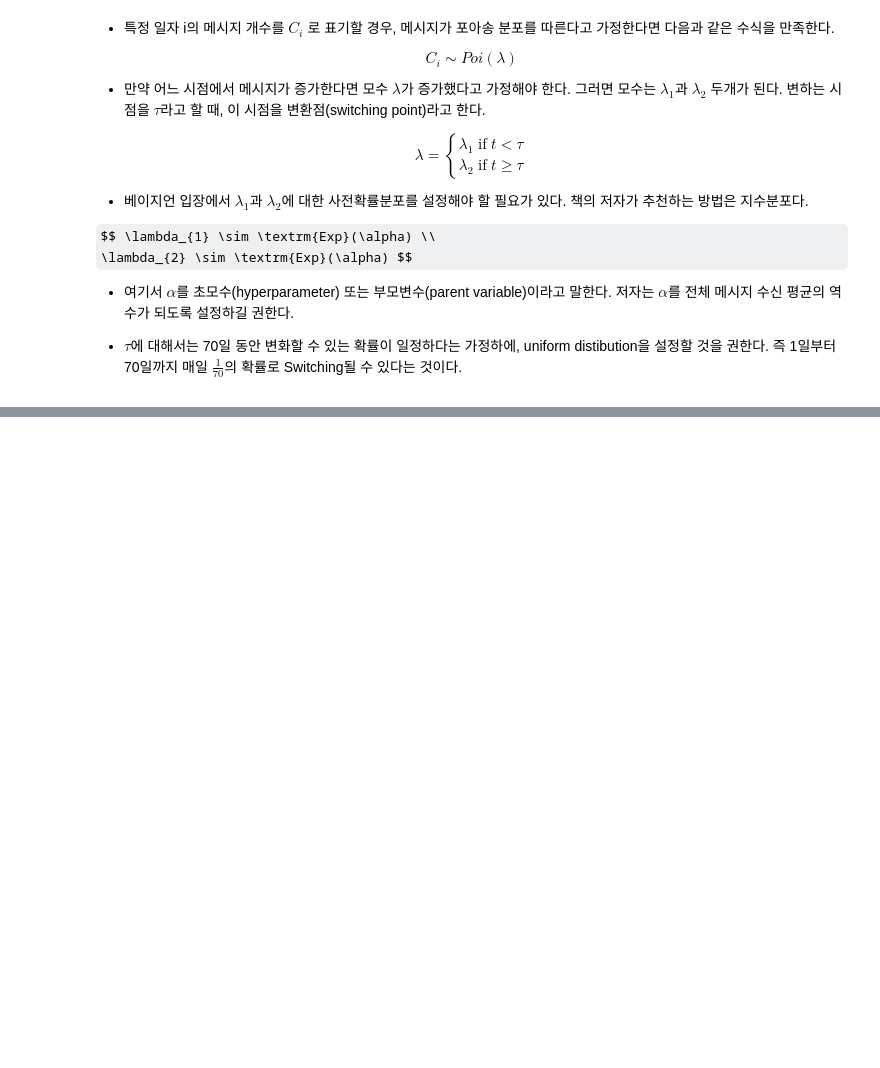
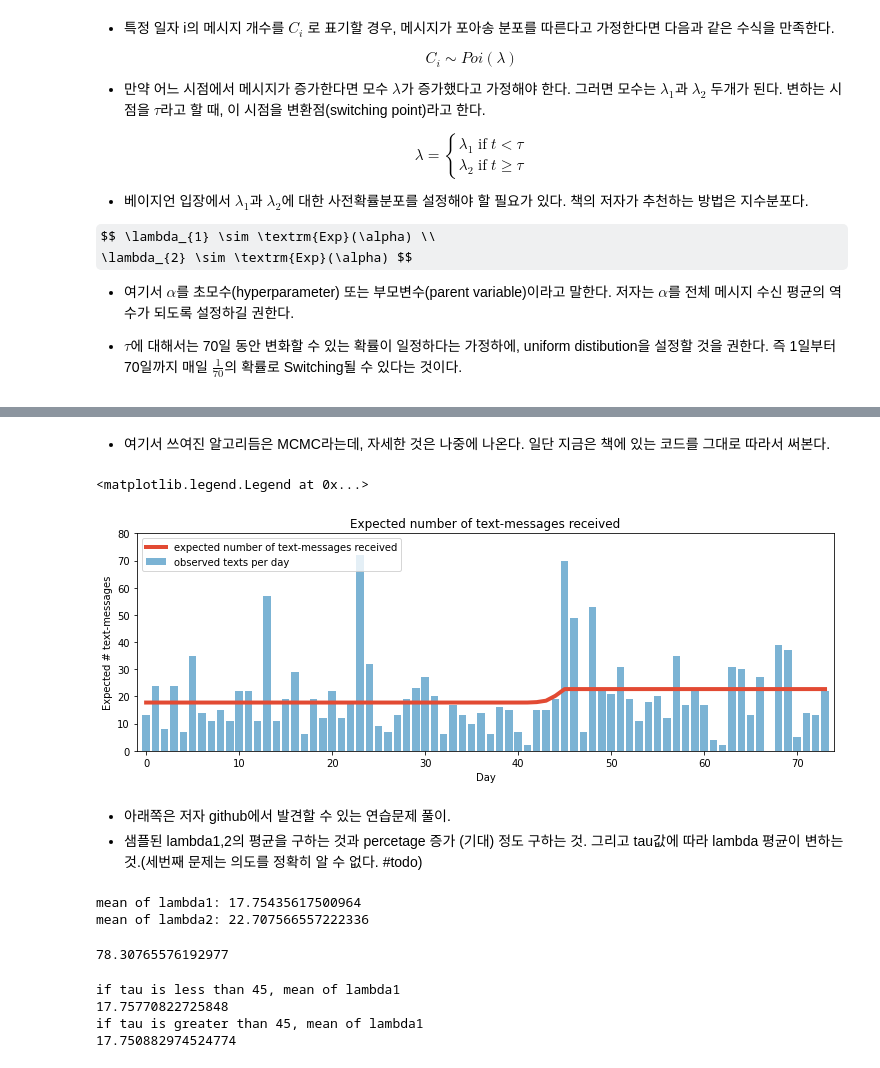
Before and after one commit to HyunsuLee/Bayes_programming_exercise, a Jupyter notebook: Chapter01/figure1-5to7.ipynb, the cells around one changed output, grey strips where cells are left out. Cells and saved outputs as stored; diff of their text form; code cells hidden in the pictures; some formulas as TeX source; blank space fills up the shorter version.

```diff
--- a/Chapter01/figure1-5to7.ipynb
+++ b/Chapter01/figure1-5to7.ipynb
@@ -116,0 +117,51 @@ Text(0, 0.5, 'probability')
+# %% [markdown]
+* 여기서 쓰여진 알고리듬은 MCMC라는데, 자세한 것은 나중에 나온다. 일단 지금은 책에 있는 코드를 그대로 따라서 써본다.
+# %%
+
+N = tau_samples.shape[0]
+expected_texts_per_day = np.zeros(n_count_data)
+
+for day in range(0, n_count_data):
+    ix = day < tau_samples
+    expected_texts_per_day[day] = (lambda_1_samples[ix].sum()
+                                + lambda_2_samples[~ix].sum()) / N
+
+plt.figure(figsize=(12.5, 4))
+plt.plot(range(n_count_data), expected_texts_per_day, lw = 4, color= "#E24A33",
+        label="expected number of text-messages received")
+plt.xlim(-1, n_count_data)
+plt.xlabel("Day")
+plt.ylabel("Expected # text-messages")
+plt.title("Expected number of text-messages received")
+plt.ylim(0, 80)
+#plt.yscale('log')
+plt.bar(np.arange(len(count_data)), count_data, color="#348ABD", alpha = 0.65,
+        label="observed texts per day")
+plt.legend(loc="upper left")
+# %% [output]
+<matplotlib.legend.Legend at 0x...>
+[figure, added]
+# %% [markdown]
+* 아래쪽은 저자 github에서 발견할 수 있는 연습문제 풀이.
+* 샘플된 lambda1,2의 평균을 구하는 것과 percetage 증가 (기대) 정도 구하는 것. 그리고 tau값에 따라 lambda 평균이 변하는 것.(세번째 문제는 의도를 정확히 알 수 없다. #todo)
+# %%
+
+print("mean of lambda1: {}".format(np.mean(lambda_1_samples)))
+print("mean of lambda2: {}".format(np.mean(lambda_2_samples)))
+# %% [output]
+mean of lambda1: 17.75435617500964
+mean of lambda2: 22.707566557222336
+# %%
+np.mean(lambda_1_samples/lambda_2_samples) * 100
+# %% [output]
+78.30765576192977
+# %%
+print("if tau is less than 45, mean of lambda1")
+print(np.take(lambda_1_samples, np.nonzero(tau_samples<45)).mean())
+print("if tau is greater than 45, mean of lambda1")
+print(np.take(lambda_1_samples, np.nonzero(tau_samples>=45)).mean())
+# %% [output]
+if tau is less than 45, mean of lambda1
+17.75770822725848
+if tau is greater than 45, mean of lambda1
+17.750882974524774
```
Also changed, not shown: parts of 4 cells of this notebook.
